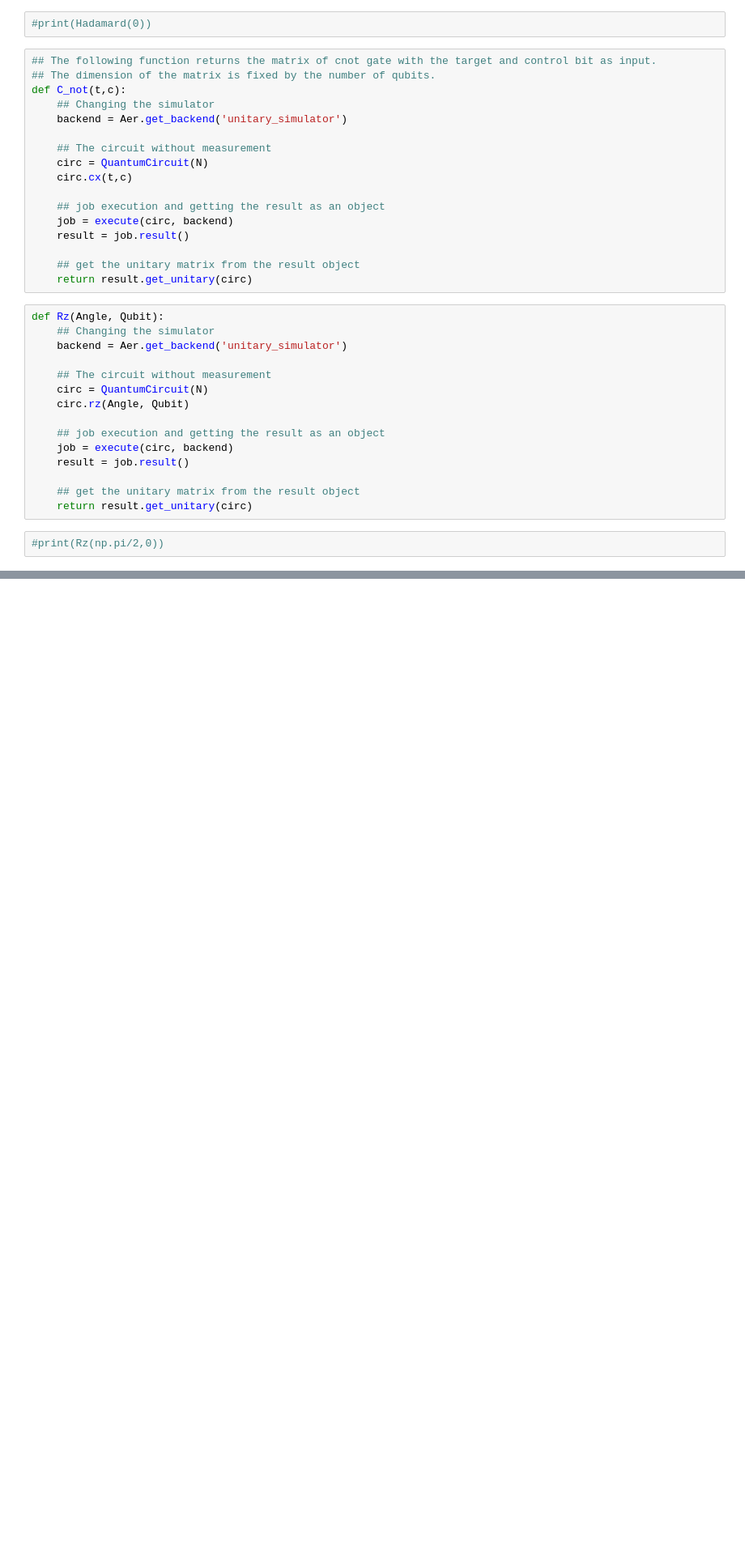
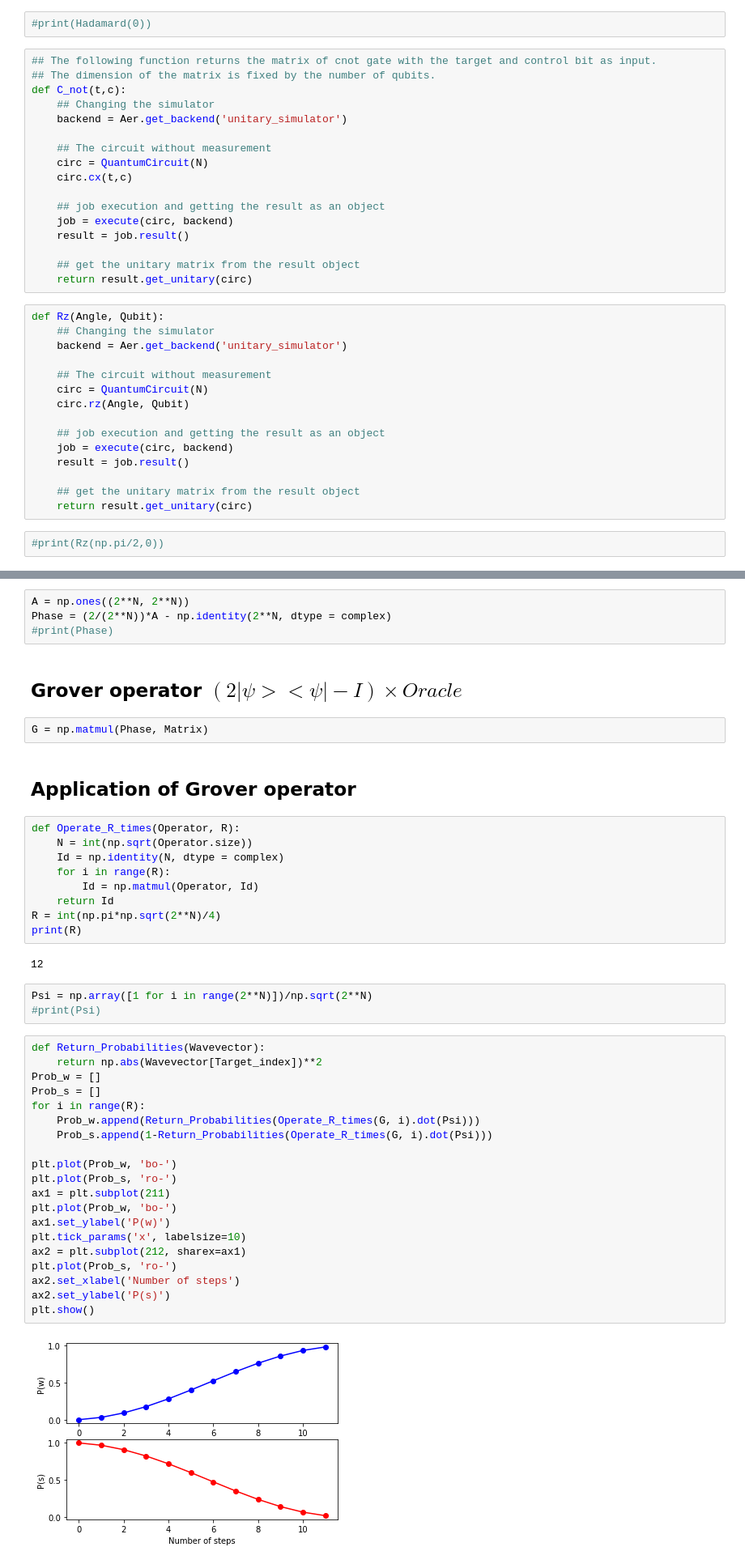
Before and after one commit to psasanka1729/nisq-grover, a Jupyter notebook: Grover operator into 1 and 2 qubit gates.ipynb, the cells around one changed output, grey strips where cells are left out. Shown at 81% size. Saved outputs shown, nothing was run; the diff lists cells and outputs as text; blank space fills up the shorter version.

```diff
--- a/Grover operator into 1 and 2 qubit gates.ipynb
+++ b/Grover operator into 1 and 2 qubit gates.ipynb
@@ -209,0 +197,46 @@ print(Matrix)
+# %%
+A = np.ones((2**N, 2**N))
+Phase = (2/(2**N))*A - np.identity(2**N, dtype = complex)
+#print(Phase)
+# %% [markdown]
+## Grover operator $(2|\psi><\psi|-I)\times Oracle$
+# %%
+G = np.matmul(Phase, Matrix)
+# %% [markdown]
+## Application of Grover operator
+# %%
+def Operate_R_times(Operator, R):
+    N = int(np.sqrt(Operator.size))
+    Id = np.identity(N, dtype = complex)
+    for i in range(R):
+        Id = np.matmul(Operator, Id)
+    return Id
+R = int(np.pi*np.sqrt(2**N)/4)
+print(R)
+# %% [output]
+12
+# %%
+Psi = np.array([1 for i in range(2**N)])/np.sqrt(2**N)
+#print(Psi)
+# %%
+def Return_Probabilities(Wavevector):
+    return np.abs(Wavevector[Target_index])**2
+Prob_w = []
+Prob_s = []
+for i in range(R):
+    Prob_w.append(Return_Probabilities(Operate_R_times(G, i).dot(Psi)))
+    Prob_s.append(1-Return_Probabilities(Operate_R_times(G, i).dot(Psi)))
+
+plt.plot(Prob_w, 'bo-')
+plt.plot(Prob_s, 'ro-')
+ax1 = plt.subplot(211)
+plt.plot(Prob_w, 'bo-')
+ax1.set_ylabel('P(w)')
+plt.tick_params('x', labelsize=10)
+ax2 = plt.subplot(212, sharex=ax1)
+plt.plot(Prob_s, 'ro-')
+ax2.set_xlabel('Number of steps')
+ax2.set_ylabel('P(s)')
+plt.show()
+# %% [output]
+[figure, added]
```
Also changed, not shown: parts of 7 cells of this notebook.
